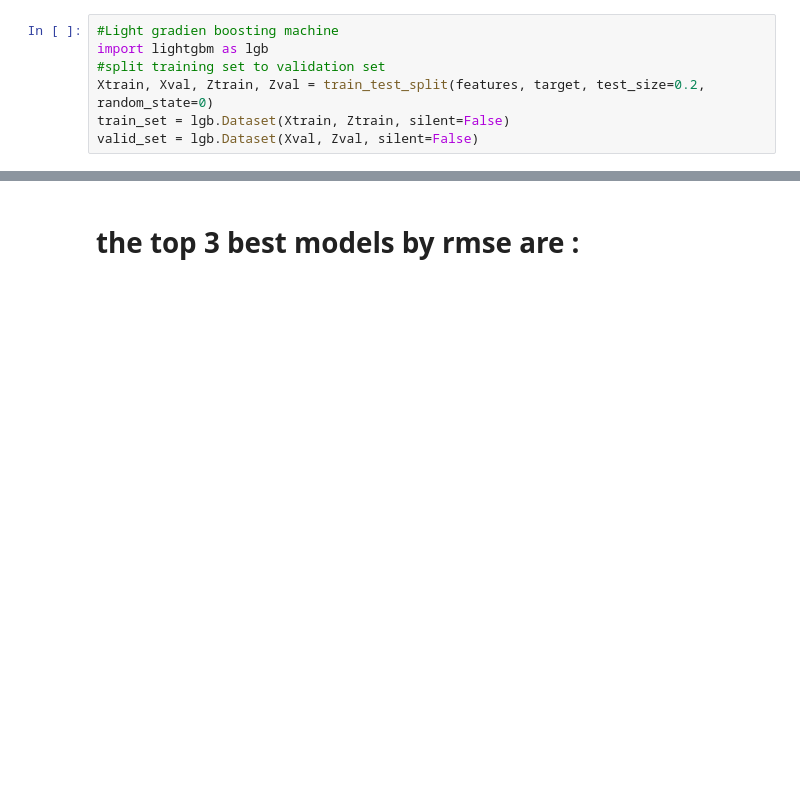
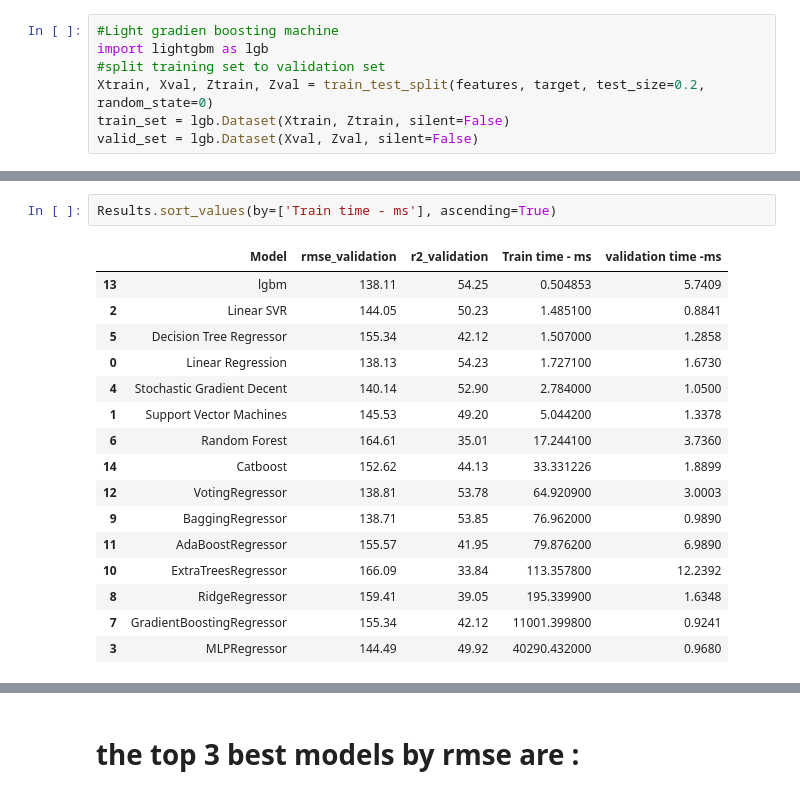
Before and after one commit to Mhaycen/Models-selection-for-BOD-in-river-Prediction-, a Jupyter notebook: Untitled.ipynb, the cells around one changed output, grey strips where cells are left out. Cells and saved outputs as stored; diff of their text form; blank space fills up the shorter version.

```diff
--- a/Untitled.ipynb
+++ b/Untitled.ipynb
@@ -486,3 +518,22 @@ Results.sort_values(by=['rmse_validation'], ascending=True)
+# %%
+Results.sort_values(by=['Train time - ms'], ascending=True)
+# %% [output]
+|  | Model | rmse_validation | r2_validation | Train time - ms | validation time -ms |
+| 13 | lgbm | 138.11 | 54.25 | 0.504853 | 5.7409 |
+| 2 | Linear SVR | 144.05 | 50.23 | 1.485100 | 0.8841 |
+| 5 | Decision Tree Regressor | 155.34 | 42.12 | 1.507000 | 1.2858 |
+| 0 | Linear Regression | 138.13 | 54.23 | 1.727100 | 1.6730 |
+| 4 | Stochastic Gradient Decent | 140.14 | 52.90 | 2.784000 | 1.0500 |
+| 1 | Support Vector Machines | 145.53 | 49.20 | 5.044200 | 1.3378 |
+| 6 | Random Forest | 164.61 | 35.01 | 17.244100 | 3.7360 |
+| 14 | Catboost | 152.62 | 44.13 | 33.331226 | 1.8899 |
+| 12 | VotingRegressor | 138.81 | 53.78 | 64.920900 | 3.0003 |
+| 9 | BaggingRegressor | 138.71 | 53.85 | 76.962000 | 0.9890 |
+| 11 | AdaBoostRegressor | 155.57 | 41.95 | 79.876200 | 6.9890 |
+| 10 | ExtraTreesRegressor | 166.09 | 33.84 | 113.357800 | 12.2392 |
+| 8 | RidgeRegressor | 159.41 | 39.05 | 195.339900 | 1.6348 |
+| 7 | GradientBoostingRegressor | 155.34 | 42.12 | 11001.399800 | 0.9241 |
+| 3 | MLPRegressor | 144.49 | 49.92 | 40290.432000 | 0.9680 |
 # %%
 plt.figure(figsize=[25,6])
 xx = Results['Model']
```
Also changed, not shown: parts of 22 cells of this notebook, 10 other files.
